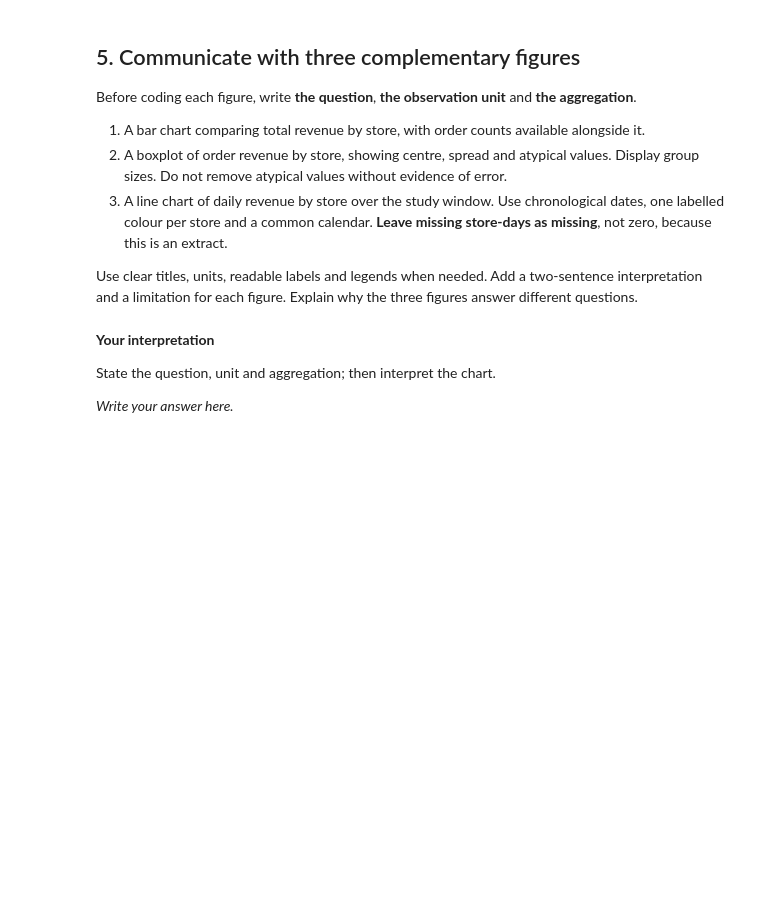
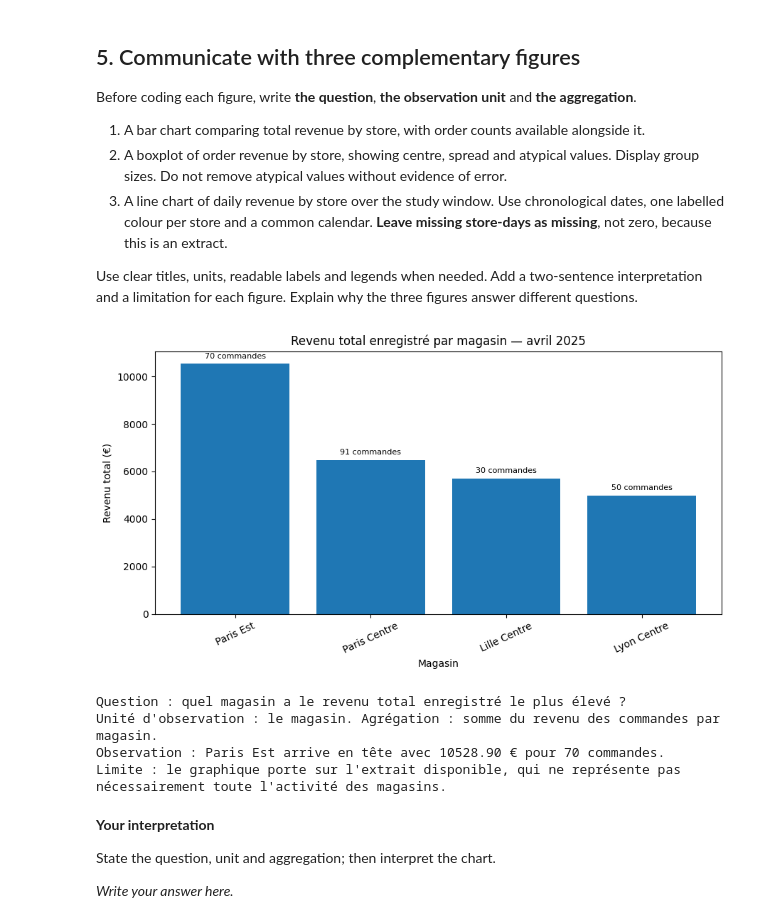
Before and after one commit to snvpey/INF4-GroupeMontagne, a Jupyter notebook: notebooks/05-Data-Integration-Case-Study.ipynb, the cells around one changed output. Saved outputs shown, nothing was run; the diff lists cells and outputs as text; code cells hidden in the pictures; blank space fills up the shorter version.

```diff
--- a/notebooks/05-Data-Integration-Case-Study.ipynb
+++ b/notebooks/05-Data-Integration-Case-Study.ipynb
@@ -440,8 +565,37 @@ Before coding each figure, write **the question**, **the observation unit** and
 
 Use clear titles, units, readable labels and legends when needed. Add a two-sentence interpretation and a limitation for each figure. Explain why the three figures answer different questions.
 # %%
-# Figure 1 — Total revenue by store
-# Write your code here.
+# Figure 1 — Revenu total par magasin
+fig1_data = store_summary.sort_values("total_revenue_eur", ascending=False)
+fig, ax = plt.subplots(figsize=(9, 5))
+bars = ax.bar(fig1_data["store_name"].astype(str), fig1_data["total_revenue_eur"])
+ax.set_title("Revenu total enregistré par magasin — avril 2025")
+ax.set_xlabel("Magasin")
+ax.set_ylabel("Revenu total (€)")
+ax.tick_params(axis="x", rotation=25)
+for bar, count in zip(bars, fig1_data["order_count"]):
+    ax.annotate(
+        f"{int(count)} commandes",
+        (bar.get_x() + bar.get_width() / 2, bar.get_height()),
+        xytext=(0, 4), textcoords="offset points",
+        ha="center", va="bottom", fontsize=8
+    )
+fig.tight_layout()
+fig.savefig(OUT_DIR / "figure1_revenu_total_par_magasin.png", dpi=150, bbox_inches="tight")
+plt.show()
+
+print("Question : quel magasin a le revenu total enregistré le plus élevé ?")
+print("Unité d'observation : le magasin. Agrégation : somme du revenu des commandes par magasin.")
+if not fig1_data.empty:
+    top = fig1_data.iloc[0]
+    print(f"Observation : {top['store_name']} arrive en tête avec {top['total_revenue_eur']:.2f} € pour {int(top['order_count'])} commandes.")
+print("Limite : le graphique porte sur l'extrait disponible, qui ne représente pas nécessairement toute l'activité des magasins.")
+# %% [output]
+[figure, added]
+Question : quel magasin a le revenu total enregistré le plus élevé ?
+Unité d'observation : le magasin. Agrégation : somme du revenu des commandes par magasin.
+Observation : Paris Est arrive en tête avec 10528.90 € pour 70 commandes.
+Limite : le graphique porte sur l'extrait disponible, qui ne représente pas nécessairement toute l'activité des magasins.
 # %% [markdown]
 **Your interpretation**
 
```
Also changed, not shown: parts of 4 cells of this notebook, 8 other files.
